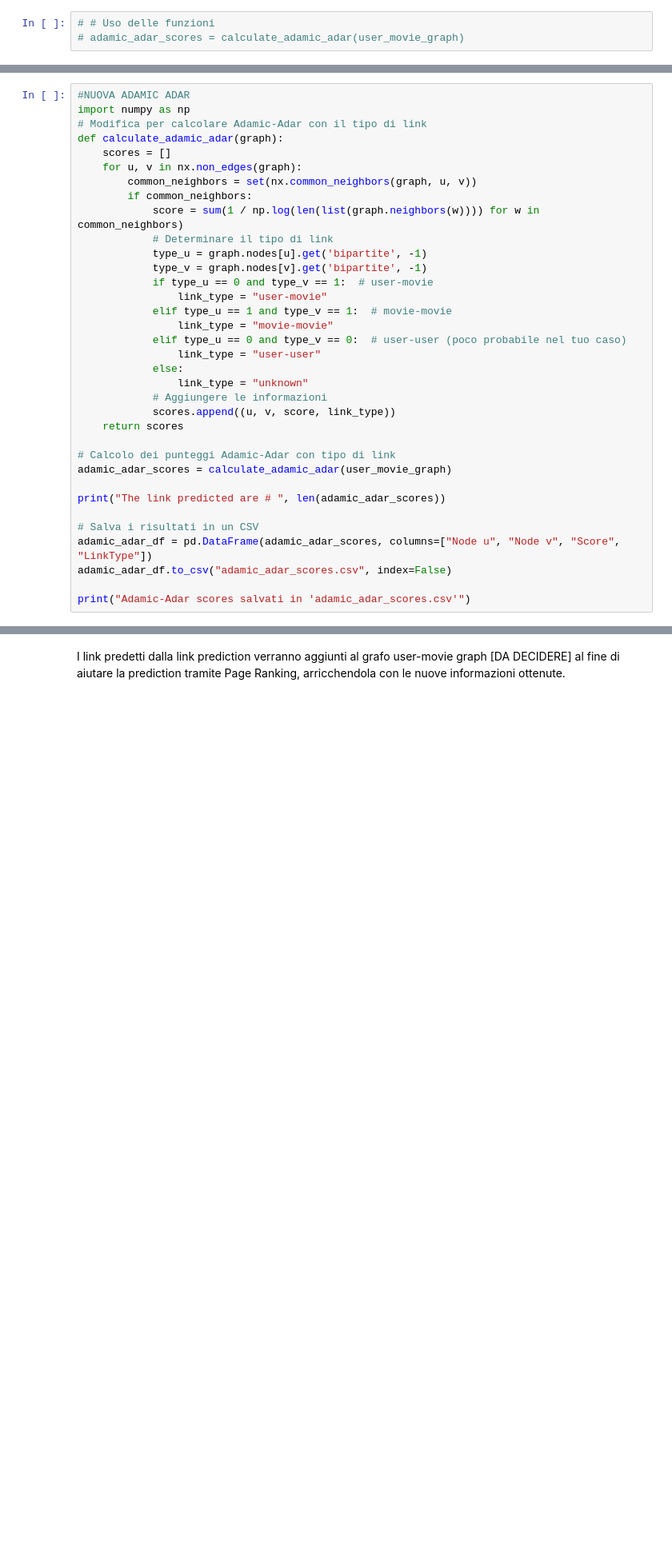
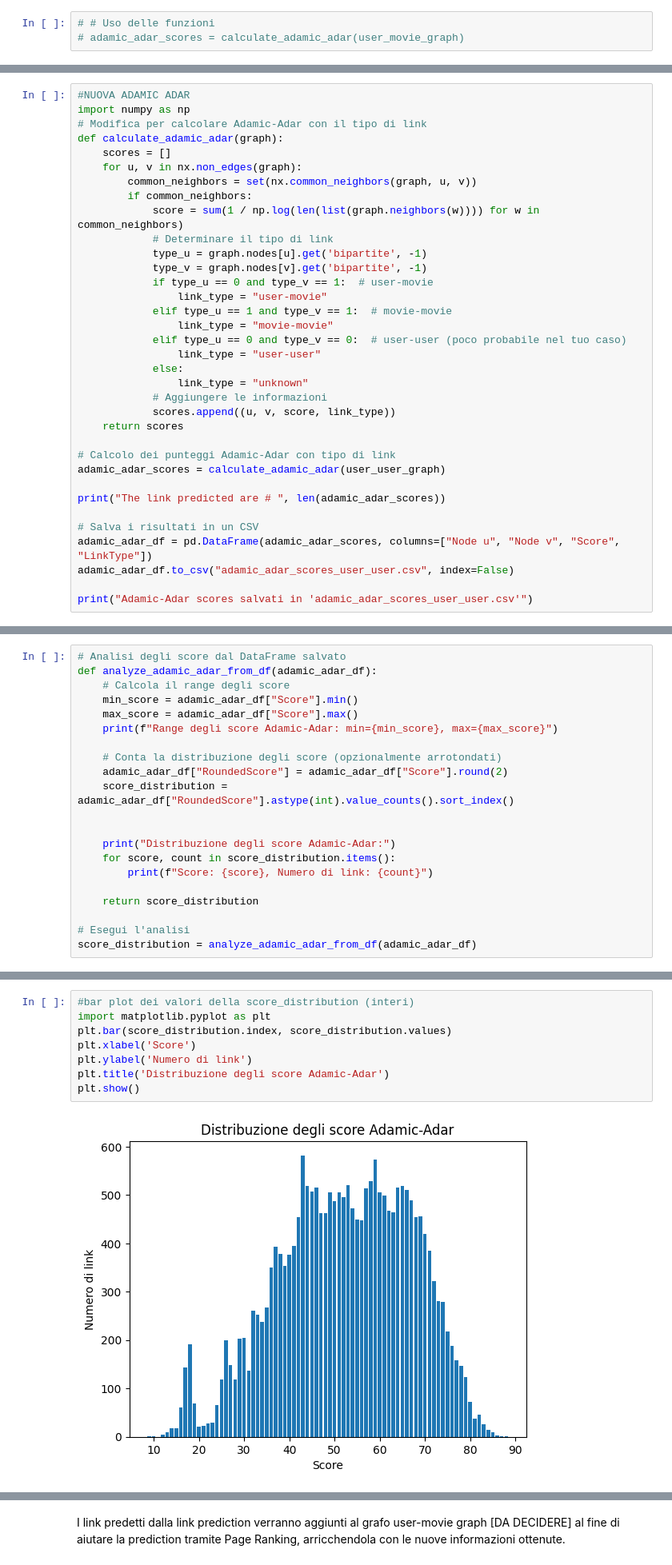
Before and after one commit to nicolacucina/DIABD, a Jupyter notebook: link-Prediction/test_with_linkpred_noSparkV2.ipynb, the cells around one changed output, grey strips where cells are left out. Shown at 80% size. Cells and saved outputs as stored; diff of their text form; blank space fills up the shorter version.

```diff
--- a/link-Prediction/test_with_linkpred_noSparkV2.ipynb
+++ b/link-Prediction/test_with_linkpred_noSparkV2.ipynb
@@ -269,13 +356,13 @@ def calculate_adamic_adar(graph):
     return scores
 
 # Calcolo dei punteggi Adamic-Adar con tipo di link
-adamic_adar_scores = calculate_adamic_adar(user_movie_graph)
+adamic_adar_scores = calculate_adamic_adar(user_user_graph)
 
 print("The link predicted are # ", len(adamic_adar_scores))
 
 # Salva i risultati in un CSV
 adamic_adar_df = pd.DataFrame(adamic_adar_scores, columns=["Node u", "Node v", "Score", "LinkType"])
-adamic_adar_df.to_csv("adamic_adar_scores.csv", index=False)
+adamic_adar_df.to_csv("adamic_adar_scores_user_user.csv", index=False)
 
-print("Adamic-Adar scores salvati in 'adamic_adar_scores.csv'")
+print("Adamic-Adar scores salvati in 'adamic_adar_scores_user_user.csv'")
 # %% [output]
@@ -282,0 +411,21 @@ The link predicted are #  13318643
+# %%
+# Analisi degli score dal DataFrame salvato
+def analyze_adamic_adar_from_df(adamic_adar_df):
+    # Calcola il range degli score
+    min_score = adamic_adar_df["Score"].min()
+    max_score = adamic_adar_df["Score"].max()
+    print(f"Range degli score Adamic-Adar: min={min_score}, max={max_score}")
+
+    # Conta la distribuzione degli score (opzionalmente arrotondati)
+    adamic_adar_df["RoundedScore"] = adamic_adar_df["Score"].round(2)
+    score_distribution = adamic_adar_df["RoundedScore"].astype(int).value_counts().sort_index()
+
+
+    print("Distribuzione degli score Adamic-Adar:")
+    for score, count in score_distribution.items():
+        print(f"Score: {score}, Numero di link: {count}")
+
+    return score_distribution
+
+# Esegui l'analisi
+score_distribution = analyze_adamic_adar_from_df(adamic_adar_df)
@@ -282,0 +450,10 @@ The link predicted are #  13318643
+# %%
+#bar plot dei valori della score_distribution (interi)
+import matplotlib.pyplot as plt
+plt.bar(score_distribution.index, score_distribution.values)
+plt.xlabel('Score')
+plt.ylabel('Numero di link')
+plt.title('Distribuzione degli score Adamic-Adar')
+plt.show()
+# %% [output]
+[figure, added]
```
Also changed, not shown: parts of 50 cells of this notebook.
